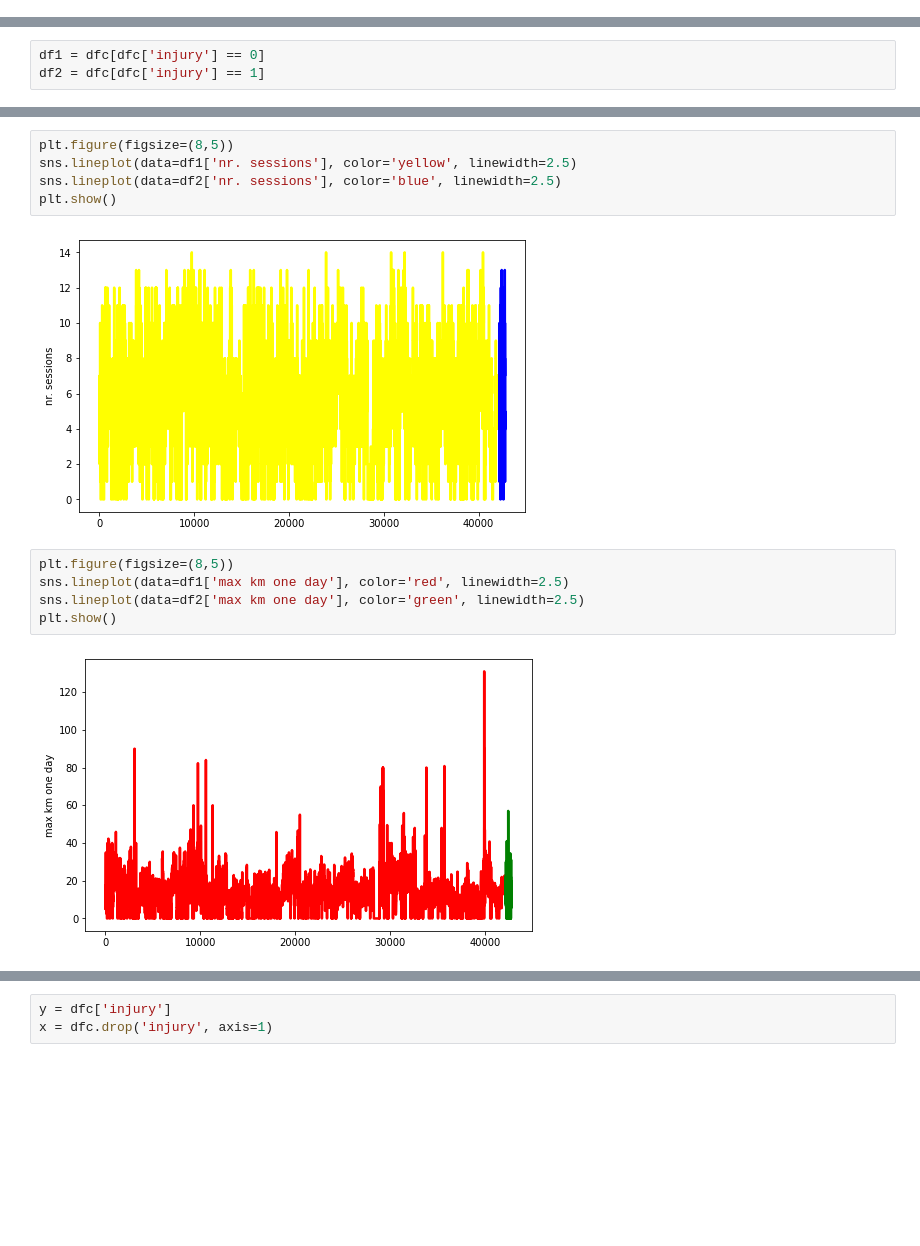
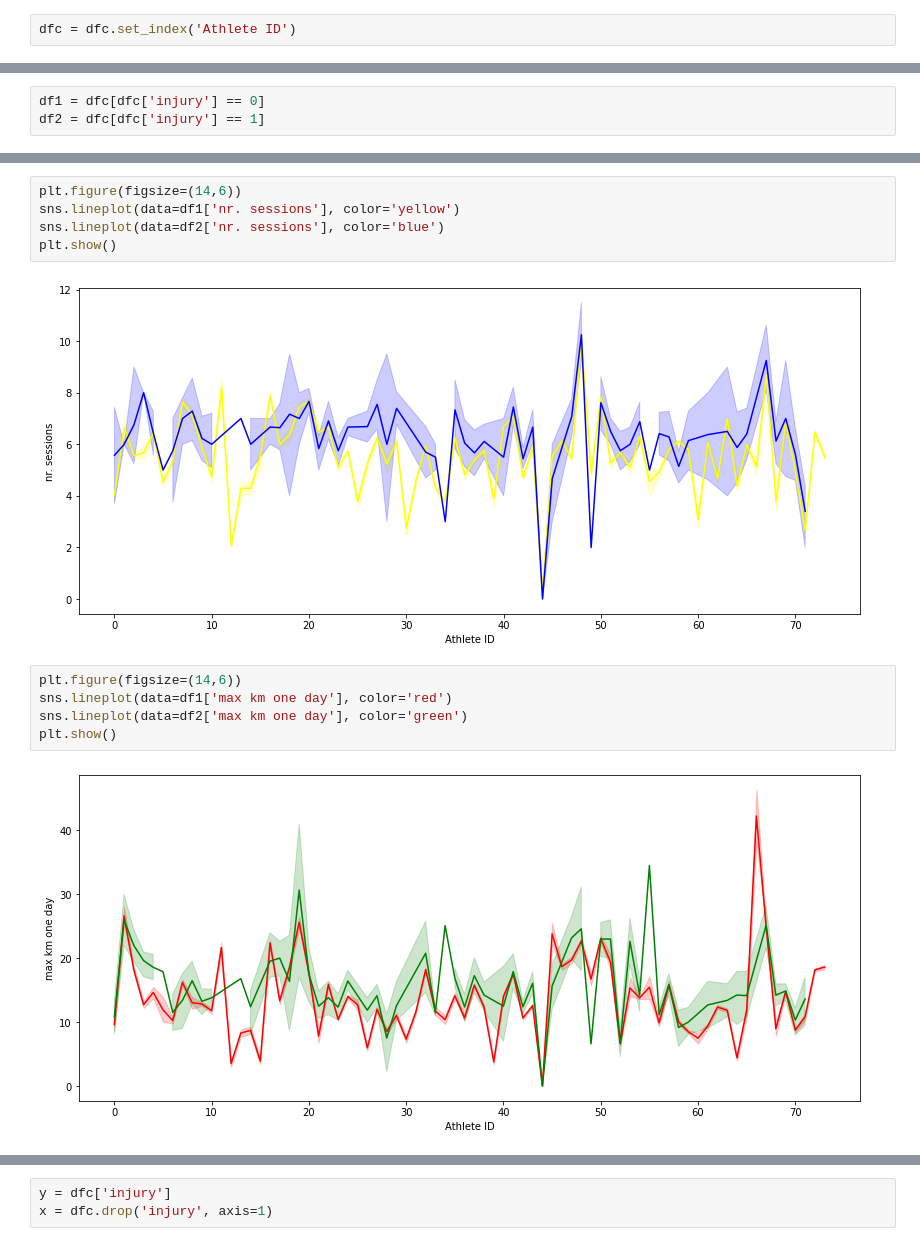
Before and after one commit to YB73/Running-Injury-Prediction, a Jupyter notebook: running-injury-prediction.ipynb, the cells around one changed output, grey strips where cells are left out. Drawn from its saved outputs; the diff is of its cells as text; blank space fills up the shorter version.

```diff
--- a/running-injury-prediction.ipynb
+++ b/running-injury-prediction.ipynb
@@ -214,6 +214,8 @@ df['Athlete ID'].value_counts()
 Name: Athlete ID, Length: 74, dtype: int64
 # %%
 dfc = df.copy()
+# %%
+dfc = dfc.set_index('Athlete ID')
 # %%
 dfc.head()
 # %% [output]
@@ -292,15 +296,15 @@ Text(0.5, 1.0, 'Sessions by injury')
 # %%
-plt.figure(figsize=(8,5))
-sns.lineplot(data=df1['nr. sessions'], color='yellow', linewidth=2.5)
-sns.lineplot(data=df2['nr. sessions'], color='blue', linewidth=2.5)
+plt.figure(figsize=(14,6))
+sns.lineplot(data=df1['nr. sessions'], color='yellow')
+sns.lineplot(data=df2['nr. sessions'], color='blue')
 plt.show()
 # %% [output]
-[figure, old version]
+[figure, new version]
 # %%
-plt.figure(figsize=(8,5))
-sns.lineplot(data=df1['max km one day'], color='red', linewidth=2.5)
-sns.lineplot(data=df2['max km one day'], color='green', linewidth=2.5)
+plt.figure(figsize=(14,6))
+sns.lineplot(data=df1['max km one day'], color='red')
+sns.lineplot(data=df2['max km one day'], color='green')
 plt.show()
 # %% [output]
-[figure, old version]
+[figure, new version]
 # %%
```
Also changed, not shown: parts of 24 cells of this notebook.
